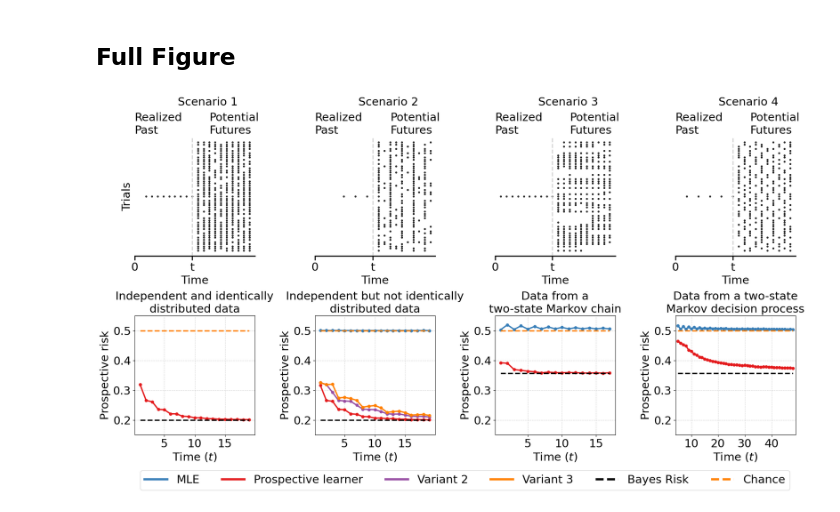
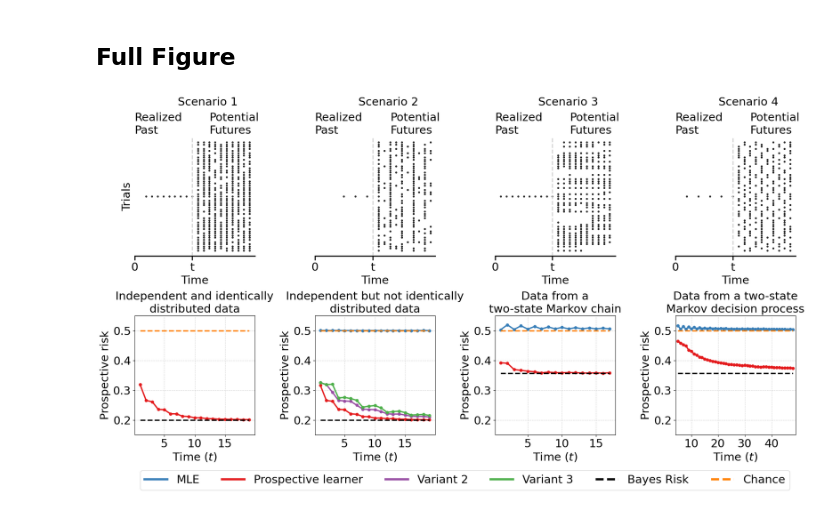
Before and after one commit to Laknath1996/ProL, a Jupyter notebook: notebooks/0-final_figures-rahul.ipynb, the cells around one changed output. Drawn from its saved outputs; the diff is of its cells as text; code cells hidden in the pictures.

```diff
--- a/notebooks/0-final_figures-rahul.ipynb
+++ b/notebooks/0-final_figures-rahul.ipynb
@@ -324,7 +324,7 @@ file = '../experiments/binary_data/results/scenario2.npy'
 outputs = np.load(file, allow_pickle=True).tolist()
 
 labels = [r'MLE', r'Prospective learner', r'Variant 2', r'Variant 3']
-cols = ['#377eb8', '#e41a1c', '#984ea3', '#ff7f00']
+cols = ['#377eb8', '#e41a1c', '#984ea3', '#4daf4a']
 
 # swap lines:
 tmp = np.array(outputs['risk'][:, 1])
@@ -399,32 +399,32 @@ plt.subplots_adjust(
     hspace=0.50
 )
 
 from matplotlib.lines import Line2D
-cols = ['#377eb8', '#e41a1c', '#984ea3', '#ff7f00']
+cols = ['#377eb8', '#e41a1c', '#984ea3', '#4daf4a']
 labels = ["MLE", "Prospective learner", "Variant 2", "Variant 3"]
 legend_elements = [
         Line2D([0], [0], color=cols[i], lw=4, label=learner) for i, learner in enumerate(labels)
     ] + [
         Line2D([0], [0], color='k', lw=4, ls='--', label="Bayes Risk")
     ] + [
         Line2D([0], [0], color='#ff7f00', lw=4, ls='--', label="Chance")
     ]
 
 for i in range(4):
     axes[1, i].tick_params(axis='x', labelsize=fontsize)
     axes[1, i].tick_params(axis='y', labelsize=fontsize)
 
 plt.legend(
     handles=legend_elements,
     loc='best',
     ncol=6,
     fontsize=fontsize,
     frameon=True,
     markerscale=2.,
     scatterpoints=1,
     bbox_to_anchor=(1.0, -0.25)
 )
 plt.savefig("../figures/binary_exp.pdf", bbox_inches="tight")
 plt.show()
 # %% [output]
-[figure, old version]
+[figure, new version]
```
Also changed, not shown: 6 other files.
